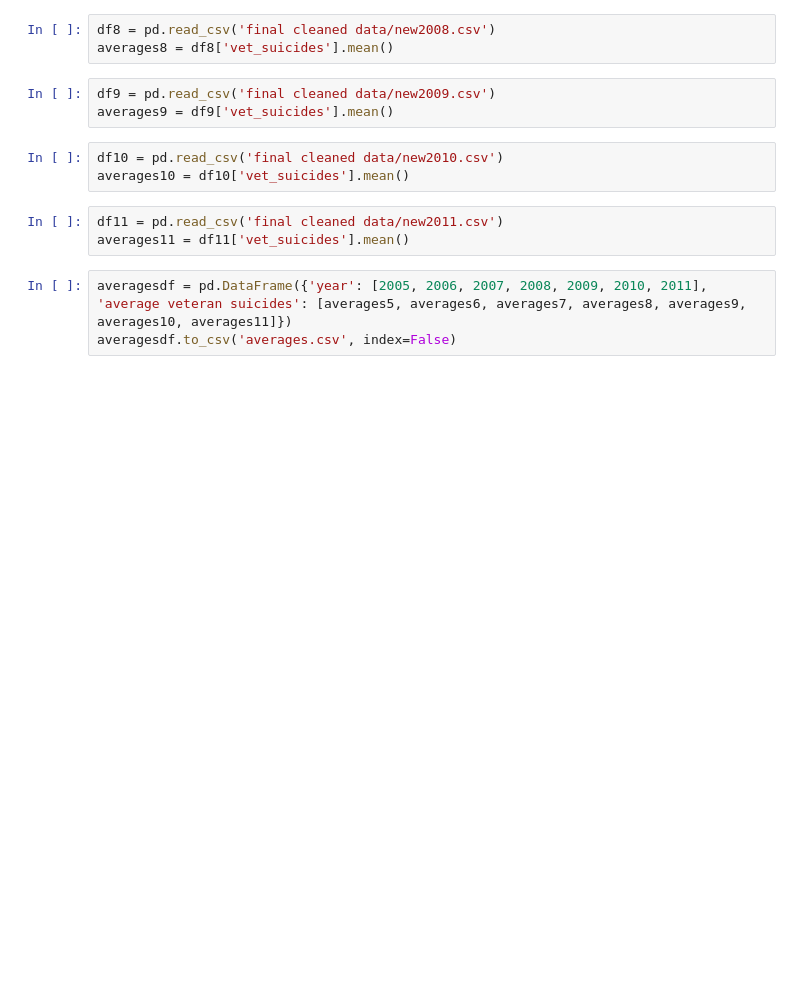
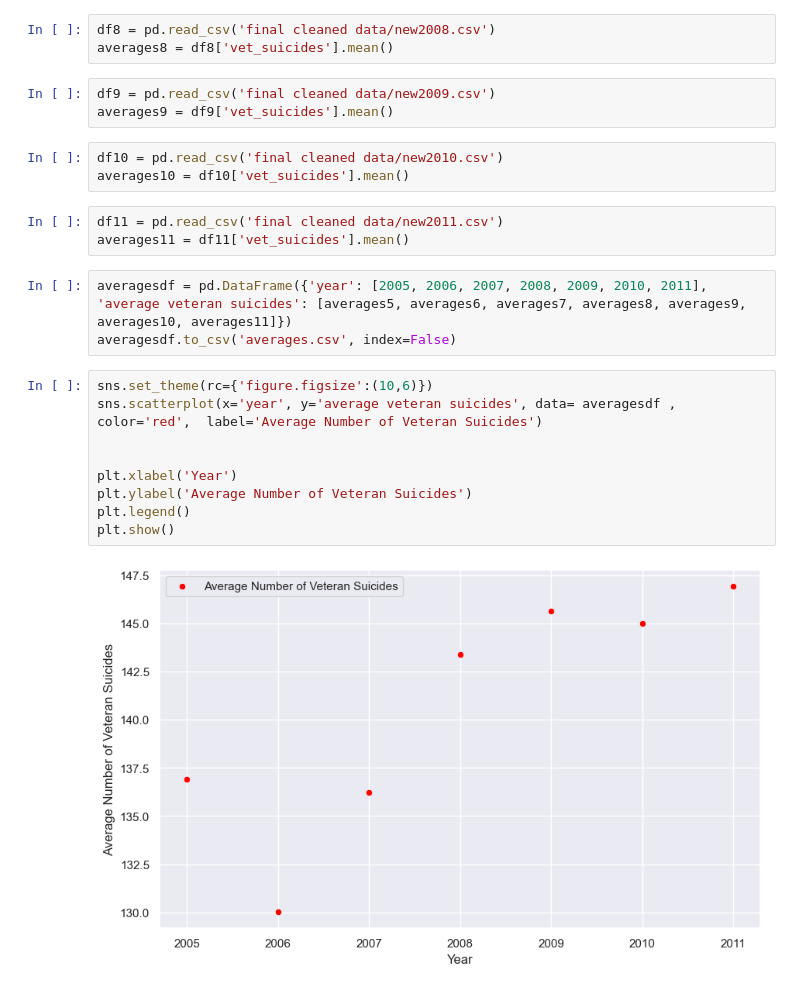
Before and after one commit to LuciMcD/Capstone-Project-MCDANIEL, a Jupyter notebook: EDAnotebook.ipynb, the cells around one changed output. Drawn from its saved outputs; the diff is of its cells as text; blank space fills up the shorter version.

```diff
--- a/EDAnotebook.ipynb
+++ b/EDAnotebook.ipynb
@@ -444,3 +444,14 @@ averages11 = df11['vet_suicides'].mean()
 # %%
 averagesdf = pd.DataFrame({'year': [2005, 2006, 2007, 2008, 2009, 2010, 2011], 'average veteran suicides': [averages5, averages6, averages7, averages8, averages9, averages10, averages11]})
 averagesdf.to_csv('averages.csv', index=False)
+# %%
+sns.set_theme(rc={'figure.figsize':(10,6)})
+sns.scatterplot(x='year', y='average veteran suicides', data= averagesdf , color='red',  label='Average Number of Veteran Suicides')
+
+
+plt.xlabel('Year')
+plt.ylabel('Average Number of Veteran Suicides')
+plt.legend()
+plt.show()
+# %% [output]
+[figure, added]
```
